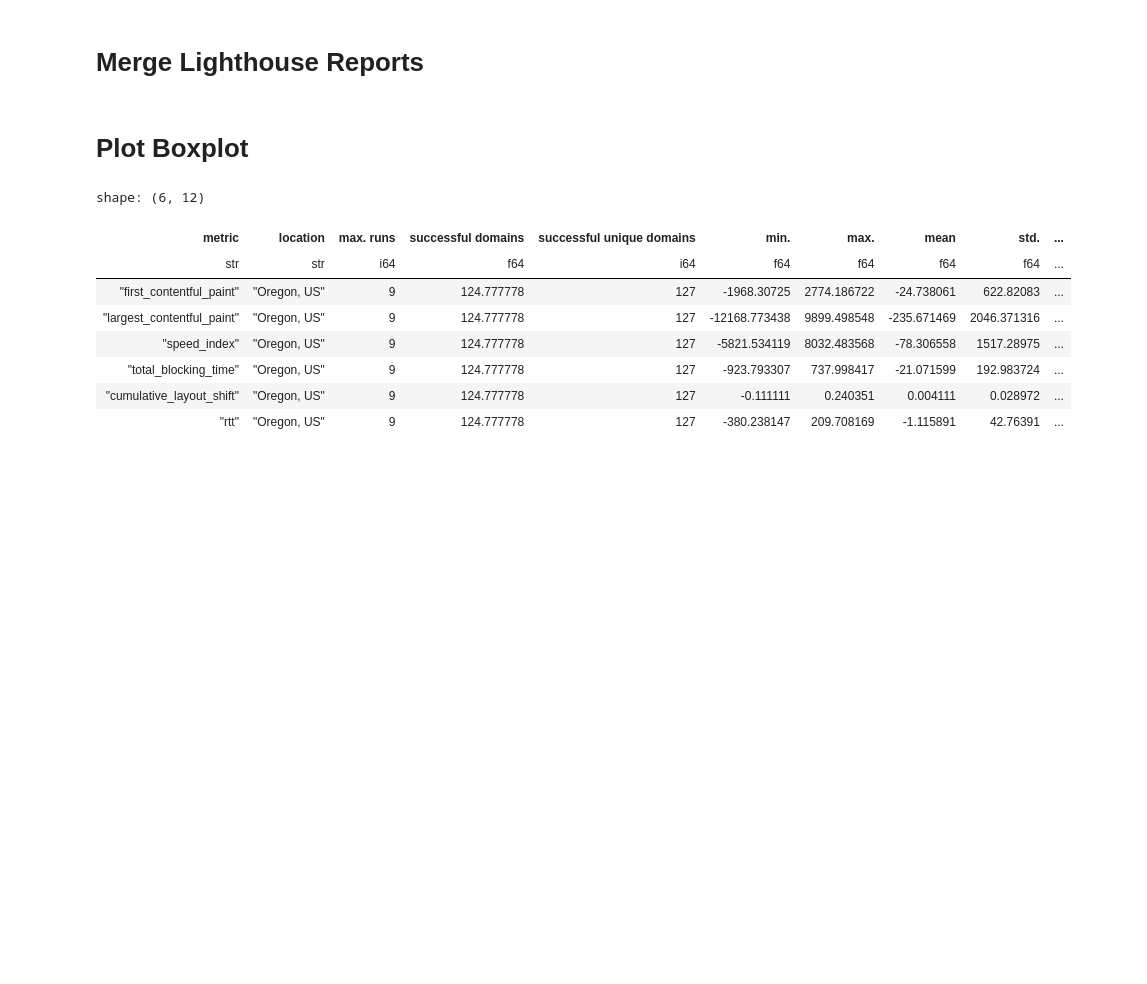
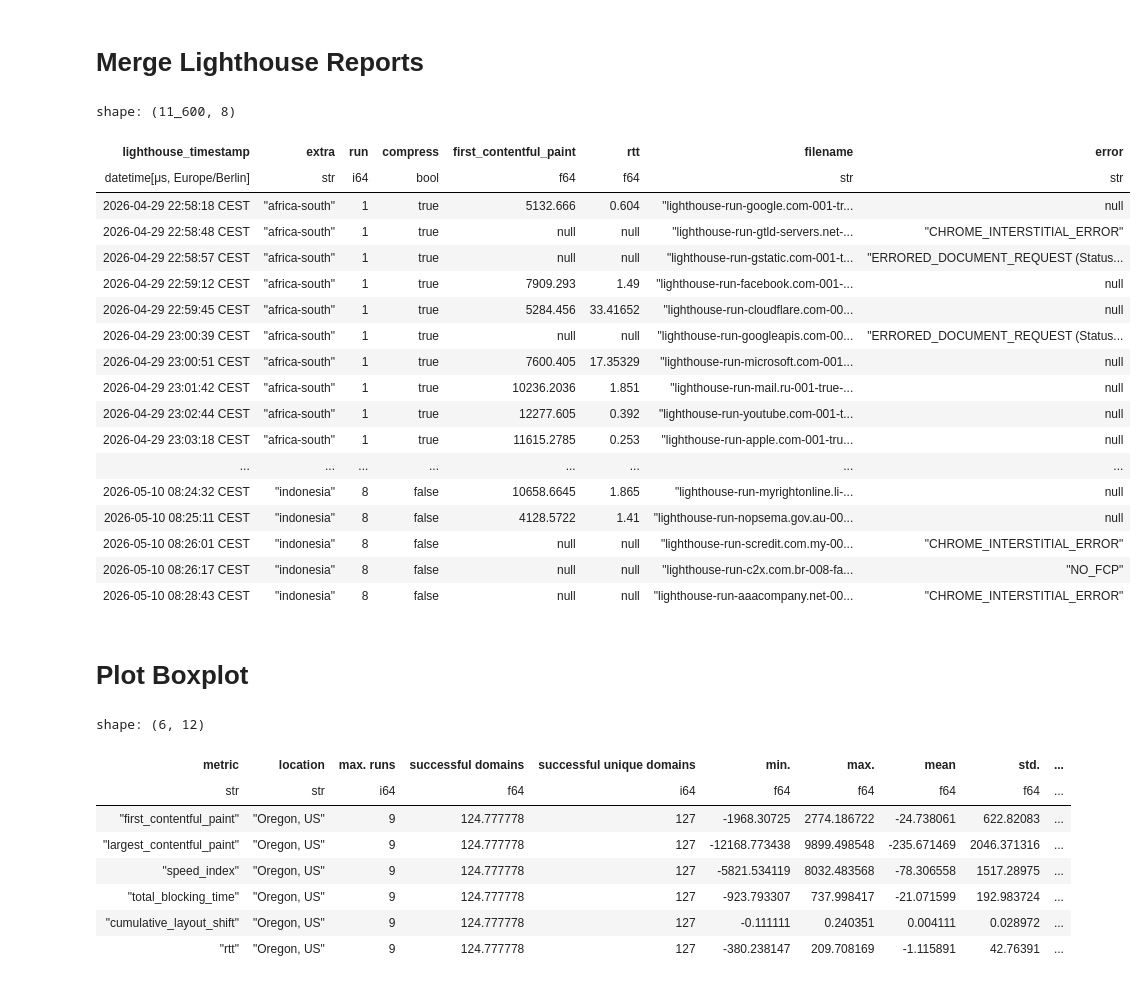
Before and after one commit to miri64/artifacts-tnsm26-cbor-dns-eval, a Jupyter notebook: 06_1evaluation.ipynb, the cells around one changed output. Cells and saved outputs as stored; diff of their text form; code cells hidden in the pictures; blank space fills up the shorter version.

```diff
--- a/06_1evaluation.ipynb
+++ b/06_1evaluation.ipynb
@@ -184,6 +188,29 @@ df.write_parquet(
     compression="zstd",
     compression_level=22,
 )
+# %%
+with polars.Config(fmt_str_lengths=df["filename"].str.len_chars().max(), tbl_rows=200):
+    display(df[["lighthouse_timestamp", "extra", "run", "compress", "first_contentful_paint", "rtt", "filename", "error"]])
+# %% [output]
+shape: (11_600, 8)
+| lighthouse_timestamp | extra | run | compress | first_contentful_paint | rtt | filename | error |
+| datetime[μs, Europe/Berlin] | str | i64 | bool | f64 | f64 | str | str |
+| 2026-04-29 22:58:18 CEST | "africa-south" | 1 | true | 5132.666 | 0.604 | "lighthouse-run-google.com-001-tr... | null |
+| 2026-04-29 22:58:48 CEST | "africa-south" | 1 | true | null | null | "lighthouse-run-gtld-servers.net-... | "CHROME_INTERSTITIAL_ERROR" |
+| 2026-04-29 22:58:57 CEST | "africa-south" | 1 | true | null | null | "lighthouse-run-gstatic.com-001-t... | "ERRORED_DOCUMENT_REQUEST (Status... |
+| 2026-04-29 22:59:12 CEST | "africa-south" | 1 | true | 7909.293 | 1.49 | "lighthouse-run-facebook.com-001-... | null |
+| 2026-04-29 22:59:45 CEST | "africa-south" | 1 | true | 5284.456 | 33.41652 | "lighthouse-run-cloudflare.com-00... | null |
+| 2026-04-29 23:00:39 CEST | "africa-south" | 1 | true | null | null | "lighthouse-run-googleapis.com-00... | "ERRORED_DOCUMENT_REQUEST (Status... |
+| 2026-04-29 23:00:51 CEST | "africa-south" | 1 | true | 7600.405 | 17.35329 | "lighthouse-run-microsoft.com-001... | null |
+| 2026-04-29 23:01:42 CEST | "africa-south" | 1 | true | 10236.2036 | 1.851 | "lighthouse-run-mail.ru-001-true-... | null |
+| 2026-04-29 23:02:44 CEST | "africa-south" | 1 | true | 12277.605 | 0.392 | "lighthouse-run-youtube.com-001-t... | null |
+| 2026-04-29 23:03:18 CEST | "africa-south" | 1 | true | 11615.2785 | 0.253 | "lighthouse-run-apple.com-001-tru... | null |
+| ... | ... | ... | ... | ... | ... | ... | ... |
+| 2026-05-10 08:24:32 CEST | "indonesia" | 8 | false | 10658.6645 | 1.865 | "lighthouse-run-myrightonline.li-... | null |
+| 2026-05-10 08:25:11 CEST | "indonesia" | 8 | false | 4128.5722 | 1.41 | "lighthouse-run-nopsema.gov.au-00... | null |
+| 2026-05-10 08:26:01 CEST | "indonesia" | 8 | false | null | null | "lighthouse-run-scredit.com.my-00... | "CHROME_INTERSTITIAL_ERROR" |
+| 2026-05-10 08:26:17 CEST | "indonesia" | 8 | false | null | null | "lighthouse-run-c2x.com.br-008-fa... | "NO_FCP" |
+| 2026-05-10 08:28:43 CEST | "indonesia" | 8 | false | null | null | "lighthouse-run-aaacompany.net-00... | "CHROME_INTERSTITIAL_ERROR" |
 # %% [markdown]
 # Plot Boxplot
 # %%
```
Also changed, not shown: parts of 12 cells of this notebook, 2 other files.
